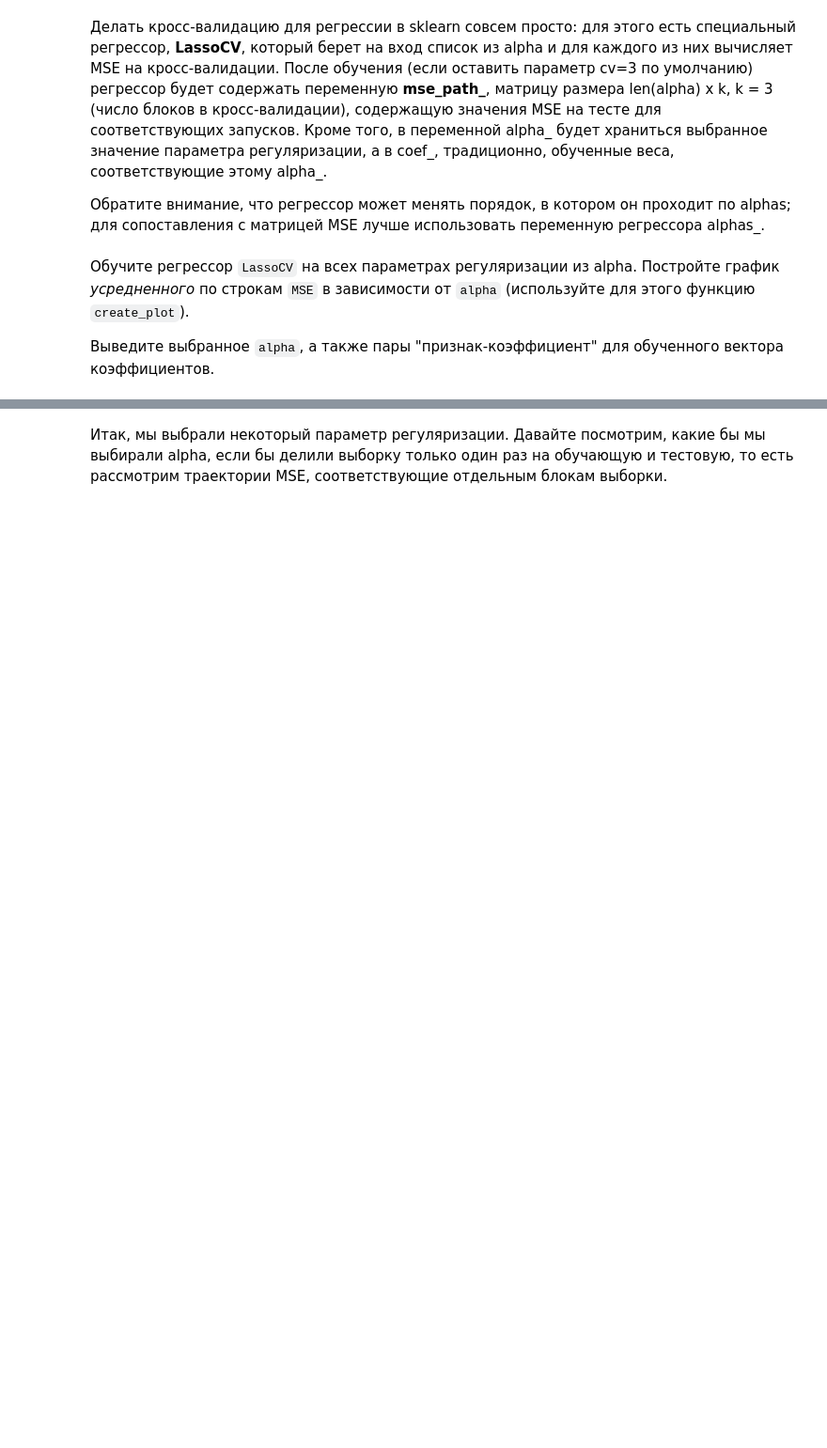
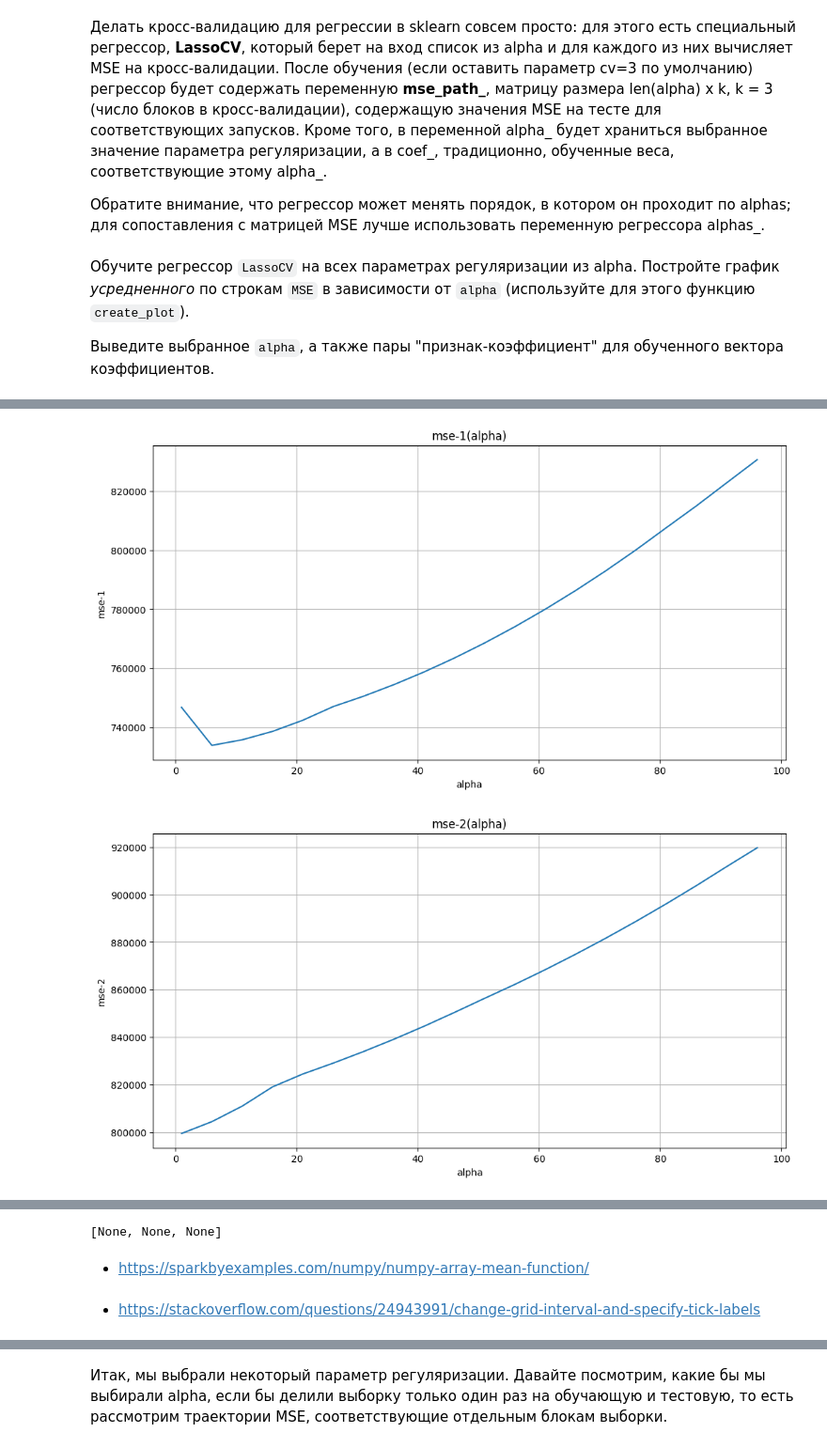
Before and after one commit to DenysTantsiura/datas, a Jupyter notebook: Hw_4/Hw4.1=OverfittingHomeWork.ipynb, the cells around one changed output, grey strips where cells are left out. Shown at 94% size. Saved outputs shown, nothing was run; the diff lists cells and outputs as text; code cells hidden in the pictures; blank space fills up the shorter version.

```diff
--- a/Hw_4/Hw4.1=OverfittingHomeWork.ipynb
+++ b/Hw_4/Hw4.1=OverfittingHomeWork.ipynb
@@ -536,12 +538,12 @@ plt.show()
 
 Выведите выбранное `alpha`, а также пары "признак-коэффициент" для обученного вектора коэффициентов.
 # %%
-def create_plot(data, title, xlabel, ylabel, figsize=None):
+def create_plot(data: pd.DataFrame|np.array, title: str, xlabel: str, ylabel: str, figsize: tuple|None=None) -> None:
     size = figsize or (15, 5)
     plt.figure(figsize=size)
 
-    x = map(lambda e: e[0], data)
-    y = map(lambda e: e[1], data)
+    x = list(map(lambda e: e[0], data))
+    y = list(map(lambda e: e[1], data))
     plt.plot(x, y)
 
     plt.title(title)
@@ -554,5 +558,6 @@ def create_plot(data, title, xlabel, ylabel, figsize=None):
 from sklearn.linear_model import LassoCV
 
 alphas = np.arange(1, 100, 5)
+alphas_size = alphas.shape[0]
 
-regressor = # Put your code here
+regressor = LassoCV(cv=3, alphas=alphas, random_state=0).fit(X, y)
@@ -574,0 +602,2 @@ windspeed(ms): -2.68545418157e-08
+# %%
+data_draw = np.append(regressor.alphas_.reshape(alphas_size,1), regressor.mse_path_.reshape(alphas_size,3), axis=1)
@@ -574,0 +627,5 @@ windspeed(ms): -2.68545418157e-08
+# %%
+[create_plot(data=data_draw[:, [0, el]], title=f'mse-{el}(alpha)', xlabel='alpha', ylabel=f'mse-{el}', figsize=(12, 6)) for el in range(1, data_draw.shape[1])]
+# %% [output]
+[figure, added]
+[figure, added]
@@ -574,0 +633,5 @@ windspeed(ms): -2.68545418157e-08
+[None, None, None]
+# %% [markdown]
+- https://sparkbyexamples.com/numpy/numpy-array-mean-function/
+# %% [markdown]
+- https://stackoverflow.com/questions/24943991/change-grid-interval-and-specify-tick-labels
```
Also changed, not shown: parts of 26 cells of this notebook.
